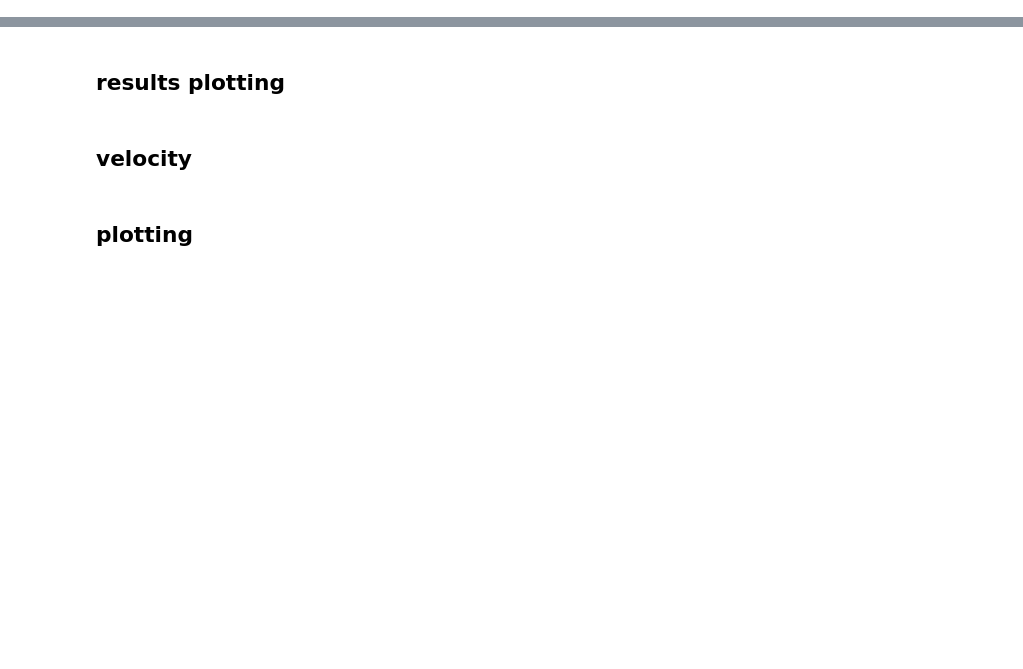
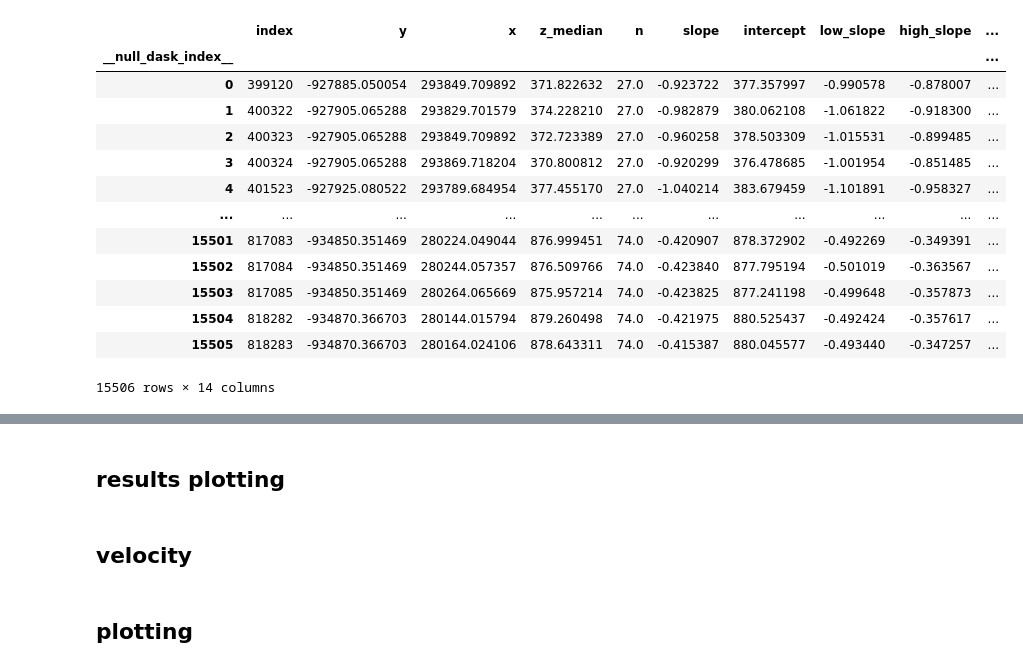
Before and after one commit to tlohde/lake-terminating-glaciers, a Jupyter notebook: src/scratchpad.ipynb, the cells around one changed output, grey strips where cells are left out. Saved outputs shown, nothing was run; the diff lists cells and outputs as text; code cells hidden in the pictures; blank space fills up the shorter version.

```diff
--- a/src/scratchpad.ipynb
+++ b/src/scratchpad.ipynb
@@ -114,0 +177,18 @@ for s in tqdm(sites):
+# %%
+import pandas as pd
+pd.read_parquet('../data/id21_288157x_-930867y/elevation_sample.parquet/')
+# %% [output]
+|  | index | y | x | z_median | n | slope | intercept | low_slope | high_slope | ... |
+| __null_dask_index__ |  |  |  |  |  |  |  |  |  | ... |
+| 0 | 399120 | -927885.050054 | 293849.709892 | 371.822632 | 27.0 | -0.923722 | 377.357997 | -0.990578 | -0.878007 | ... |
+| 1 | 400322 | -927905.065288 | 293829.701579 | 374.228210 | 27.0 | -0.982879 | 380.062108 | -1.061822 | -0.918300 | ... |
+| 2 | 400323 | -927905.065288 | 293849.709892 | 372.723389 | 27.0 | -0.960258 | 378.503309 | -1.015531 | -0.899485 | ... |
+| 3 | 400324 | -927905.065288 | 293869.718204 | 370.800812 | 27.0 | -0.920299 | 376.478685 | -1.001954 | -0.851485 | ... |
+| 4 | 401523 | -927925.080522 | 293789.684954 | 377.455170 | 27.0 | -1.040214 | 383.679459 | -1.101891 | -0.958327 | ... |
+| ... | ... | ... | ... | ... | ... | ... | ... | ... | ... | ... |
+| 15501 | 817083 | -934850.351469 | 280224.049044 | 876.999451 | 74.0 | -0.420907 | 878.372902 | -0.492269 | -0.349391 | ... |
+| 15502 | 817084 | -934850.351469 | 280244.057357 | 876.509766 | 74.0 | -0.423840 | 877.795194 | -0.501019 | -0.363567 | ... |
+| 15503 | 817085 | -934850.351469 | 280264.065669 | 875.957214 | 74.0 | -0.423825 | 877.241198 | -0.499648 | -0.357873 | ... |
+| 15504 | 818282 | -934870.366703 | 280144.015794 | 879.260498 | 74.0 | -0.421975 | 880.525437 | -0.492424 | -0.357617 | ... |
+| 15505 | 818283 | -934870.366703 | 280164.024106 | 878.643311 | 74.0 | -0.415387 | 880.045577 | -0.493440 | -0.347257 | ... |
+15506 rows × 14 columns
```
Also changed, not shown: parts of 25 cells of this notebook, 2 other files.
